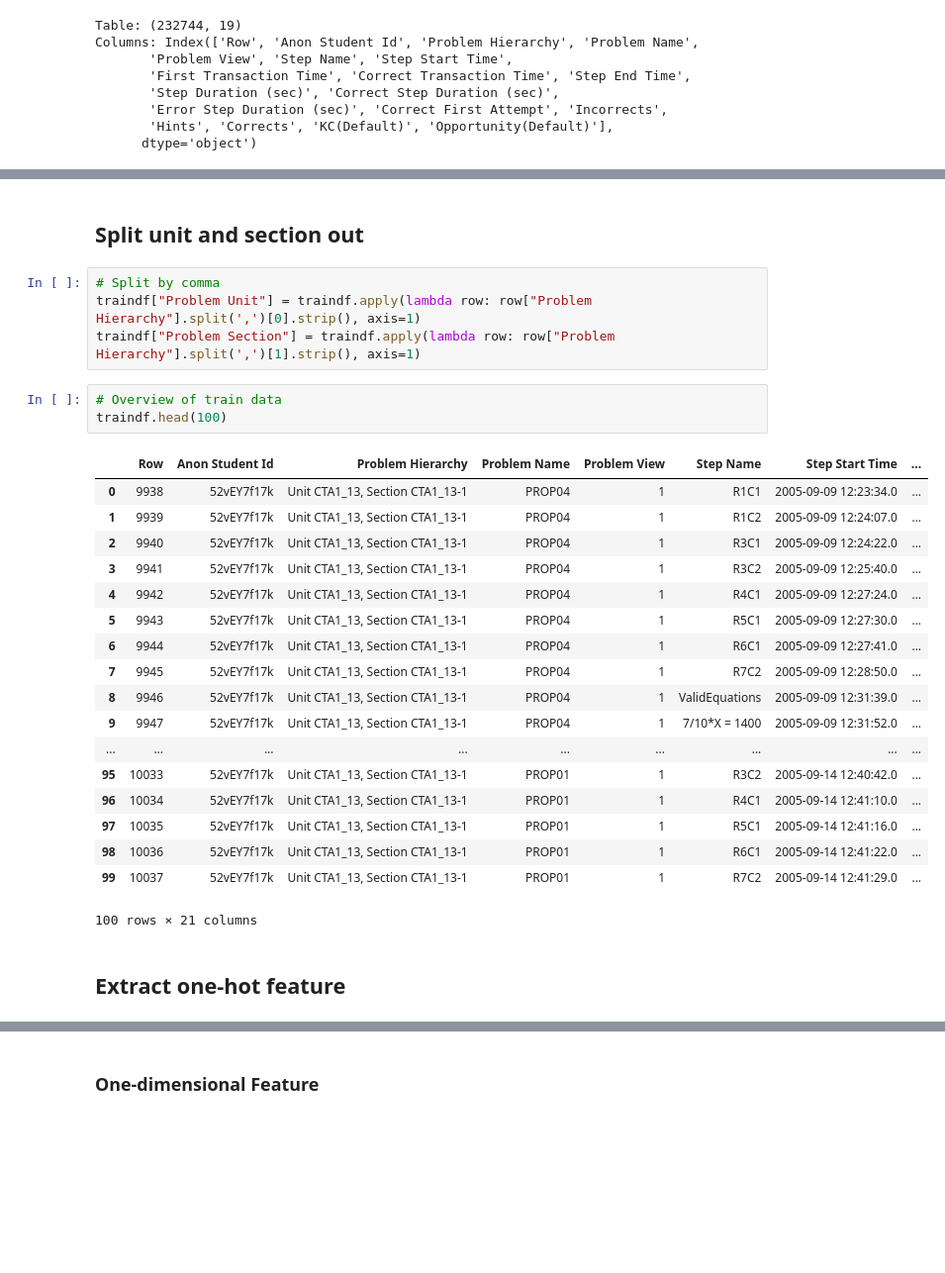
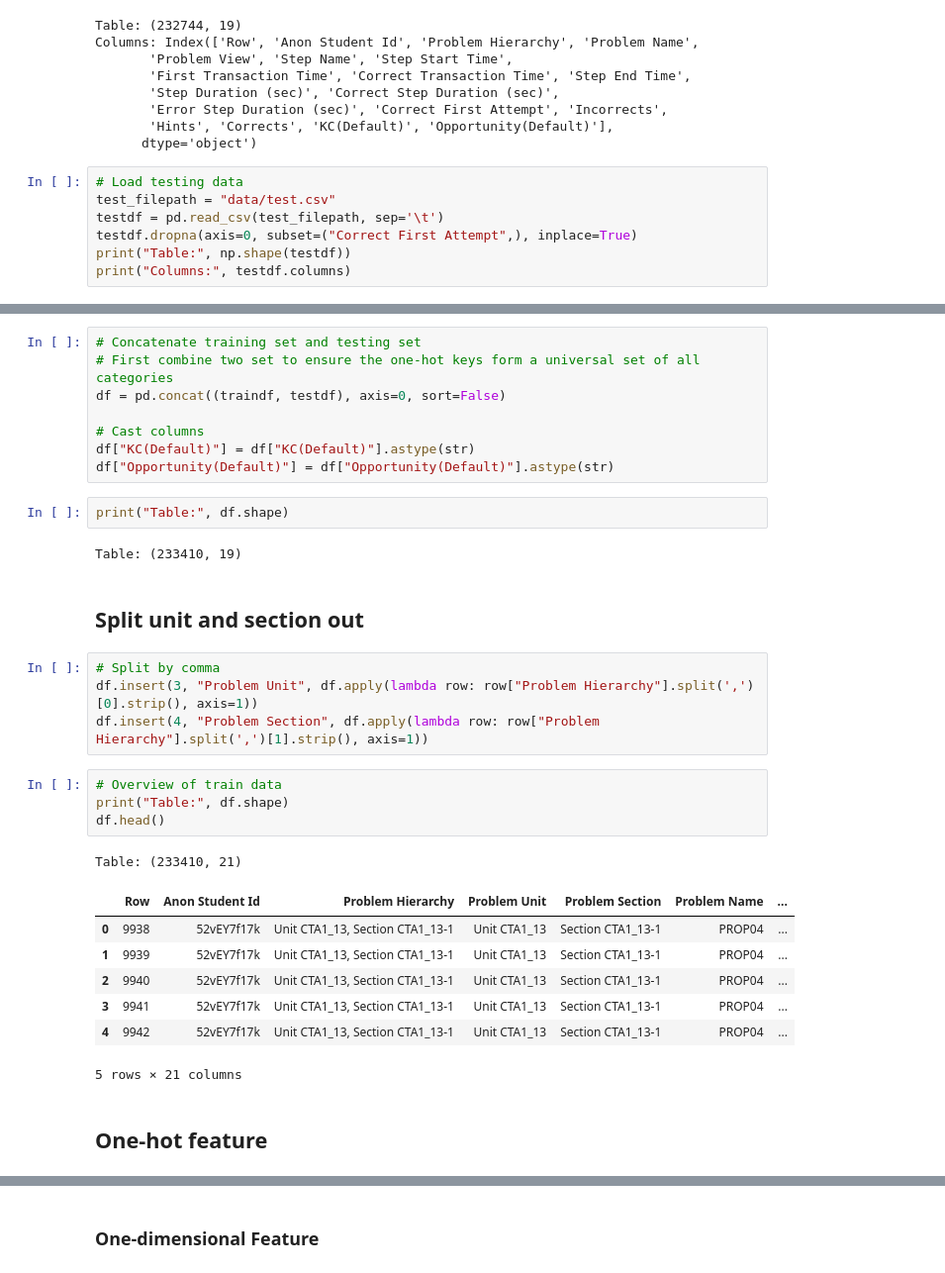
Before and after one commit to peihaowang/KDDCup2010, a Jupyter notebook: sparse_features.ipynb, the cells around one changed output, grey strips where cells are left out. Shown at 99% size. Cells and saved outputs as stored; diff of their text form; blank space fills up the shorter version.

```diff
--- a/sparse_features.ipynb
+++ b/sparse_features.ipynb
@@ -21,3 +22,10 @@ Columns: Index(['Row', 'Anon Student Id', 'Problem Hierarchy', 'Problem Name',
        'Error Step Duration (sec)', 'Correct First Attempt', 'Incorrects',
        'Hints', 'Corrects', 'KC(Default)', 'Opportunity(Default)'],
       dtype='object')
+# %%
+# Load testing data
+test_filepath = "data/test.csv"
+testdf = pd.read_csv(test_filepath, sep='\t')
+testdf.dropna(axis=0, subset=("Correct First Attempt",), inplace=True)
+print("Table:", np.shape(testdf))
+print("Columns:", testdf.columns)
@@ -24,31 +41,34 @@ Columns: Index(['Row', 'Anon Student Id', 'Problem Hierarchy', 'Problem Name',
+# %%
+# Concatenate training set and testing set
+# First combine two set to ensure the one-hot keys form a universal set of all categories
+df = pd.concat((traindf, testdf), axis=0, sort=False)
+
+# Cast columns
+df["KC(Default)"] = df["KC(Default)"].astype(str)
+df["Opportunity(Default)"] = df["Opportunity(Default)"].astype(str)
+# %%
+print("Table:", df.shape)
+# %% [output]
+Table: (233410, 19)
 # %% [markdown]
 ## Split unit and section out
 # %%
 # Split by comma
-traindf["Problem Unit"] = traindf.apply(lambda row: row["Problem Hierarchy"].split(',')[0].strip(), axis=1)
-traindf["Problem Section"] = traindf.apply(lambda row: row["Problem Hierarchy"].split(',')[1].strip(), axis=1)
+df.insert(3, "Problem Unit", df.apply(lambda row: row["Problem Hierarchy"].split(',')[0].strip(), axis=1))
+df.insert(4, "Problem Section", df.apply(lambda row: row["Problem Hierarchy"].split(',')[1].strip(), axis=1))
 # %%
 # Overview of train data
-traindf.head(100)
+print("Table:", df.shape)
+df.head()
 # %% [output]
+Table: (233410, 21)
-|  | Row | Anon Student Id | Problem Hierarchy | Problem Name | Problem View | Step Name | Step Start Time | ... |
-| 0 | 9938 | 52vEY7f17k | Unit CTA1_13, Section CTA1_13-1 | PROP04 | 1 | R1C1 | 2005-09-09 12:23:34.0 | ... |
-| 1 | 9939 | 52vEY7f17k | Unit CTA1_13, Section CTA1_13-1 | PROP04 | 1 | R1C2 | 2005-09-09 12:24:07.0 | ... |
-| 2 | 9940 | 52vEY7f17k | Unit CTA1_13, Section CTA1_13-1 | PROP04 | 1 | R3C1 | 2005-09-09 12:24:22.0 | ... |
-| 3 | 9941 | 52vEY7f17k | Unit CTA1_13, Section CTA1_13-1 | PROP04 | 1 | R3C2 | 2005-09-09 12:25:40.0 | ... |
-| 4 | 9942 | 52vEY7f17k | Unit CTA1_13, Section CTA1_13-1 | PROP04 | 1 | R4C1 | 2005-09-09 12:27:24.0 | ... |
-| 5 | 9943 | 52vEY7f17k | Unit CTA1_13, Section CTA1_13-1 | PROP04 | 1 | R5C1 | 2005-09-09 12:27:30.0 | ... |
-| 6 | 9944 | 52vEY7f17k | Unit CTA1_13, Section CTA1_13-1 | PROP04 | 1 | R6C1 | 2005-09-09 12:27:41.0 | ... |
-| 7 | 9945 | 52vEY7f17k | Unit CTA1_13, Section CTA1_13-1 | PROP04 | 1 | R7C2 | 2005-09-09 12:28:50.0 | ... |
-| 8 | 9946 | 52vEY7f17k | Unit CTA1_13, Section CTA1_13-1 | PROP04 | 1 | ValidEquations | 2005-09-09 12:31:39.0 | ... |
-| 9 | 9947 | 52vEY7f17k | Unit CTA1_13, Section CTA1_13-1 | PROP04 | 1 | 7/10*X = 1400 | 2005-09-09 12:31:52.0 | ... |
-| ... | ... | ... | ... | ... | ... | ... | ... | ... |
-| 95 | 10033 | 52vEY7f17k | Unit CTA1_13, Section CTA1_13-1 | PROP01 | 1 | R3C2 | 2005-09-14 12:40:42.0 | ... |
-| 96 | 10034 | 52vEY7f17k | Unit CTA1_13, Section CTA1_13-1 | PROP01 | 1 | R4C1 | 2005-09-14 12:41:10.0 | ... |
-| 97 | 10035 | 52vEY7f17k | Unit CTA1_13, Section CTA1_13-1 | PROP01 | 1 | R5C1 | 2005-09-14 12:41:16.0 | ... |
-| 98 | 10036 | 52vEY7f17k | Unit CTA1_13, Section CTA1_13-1 | PROP01 | 1 | R6C1 | 2005-09-14 12:41:22.0 | ... |
-| 99 | 10037 | 52vEY7f17k | Unit CTA1_13, Section CTA1_13-1 | PROP01 | 1 | R7C2 | 2005-09-14 12:41:29.0 | ... |
+|  | Row | Anon Student Id | Problem Hierarchy | Problem Unit | Problem Section | Problem Name | ... |
+| 0 | 9938 | 52vEY7f17k | Unit CTA1_13, Section CTA1_13-1 | Unit CTA1_13 | Section CTA1_13-1 | PROP04 | ... |
+| 1 | 9939 | 52vEY7f17k | Unit CTA1_13, Section CTA1_13-1 | Unit CTA1_13 | Section CTA1_13-1 | PROP04 | ... |
+| 2 | 9940 | 52vEY7f17k | Unit CTA1_13, Section CTA1_13-1 | Unit CTA1_13 | Section CTA1_13-1 | PROP04 | ... |
+| 3 | 9941 | 52vEY7f17k | Unit CTA1_13, Section CTA1_13-1 | Unit CTA1_13 | Section CTA1_13-1 | PROP04 | ... |
+| 4 | 9942 | 52vEY7f17k | Unit CTA1_13, Section CTA1_13-1 | Unit CTA1_13 | Section CTA1_13-1 | PROP04 | ... |
-100 rows × 21 columns
+5 rows × 21 columns
 # %% [markdown]
-## Extract one-hot feature
+## One-hot feature
 # %%
```
Also changed, not shown: parts of 64 cells of this notebook.
